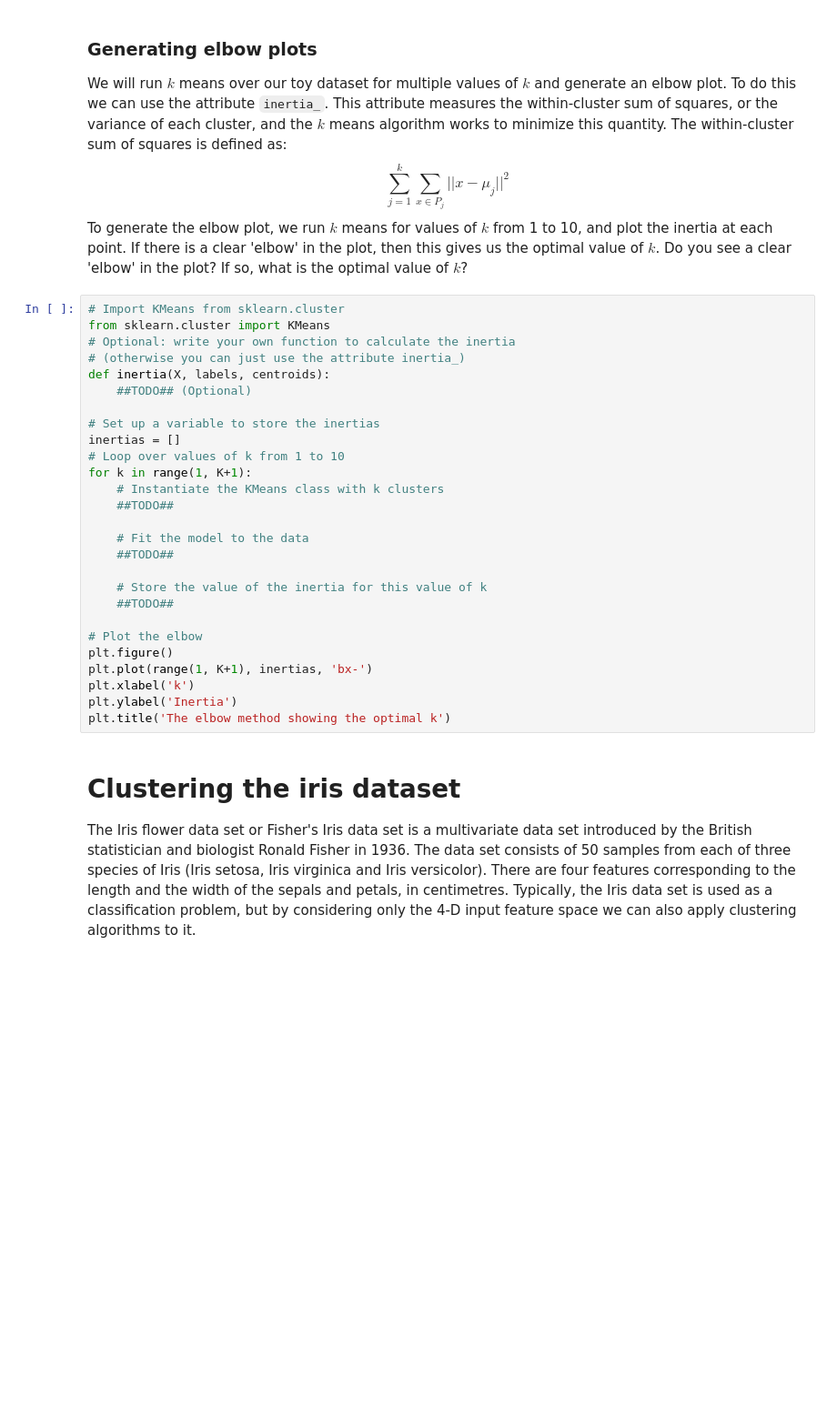
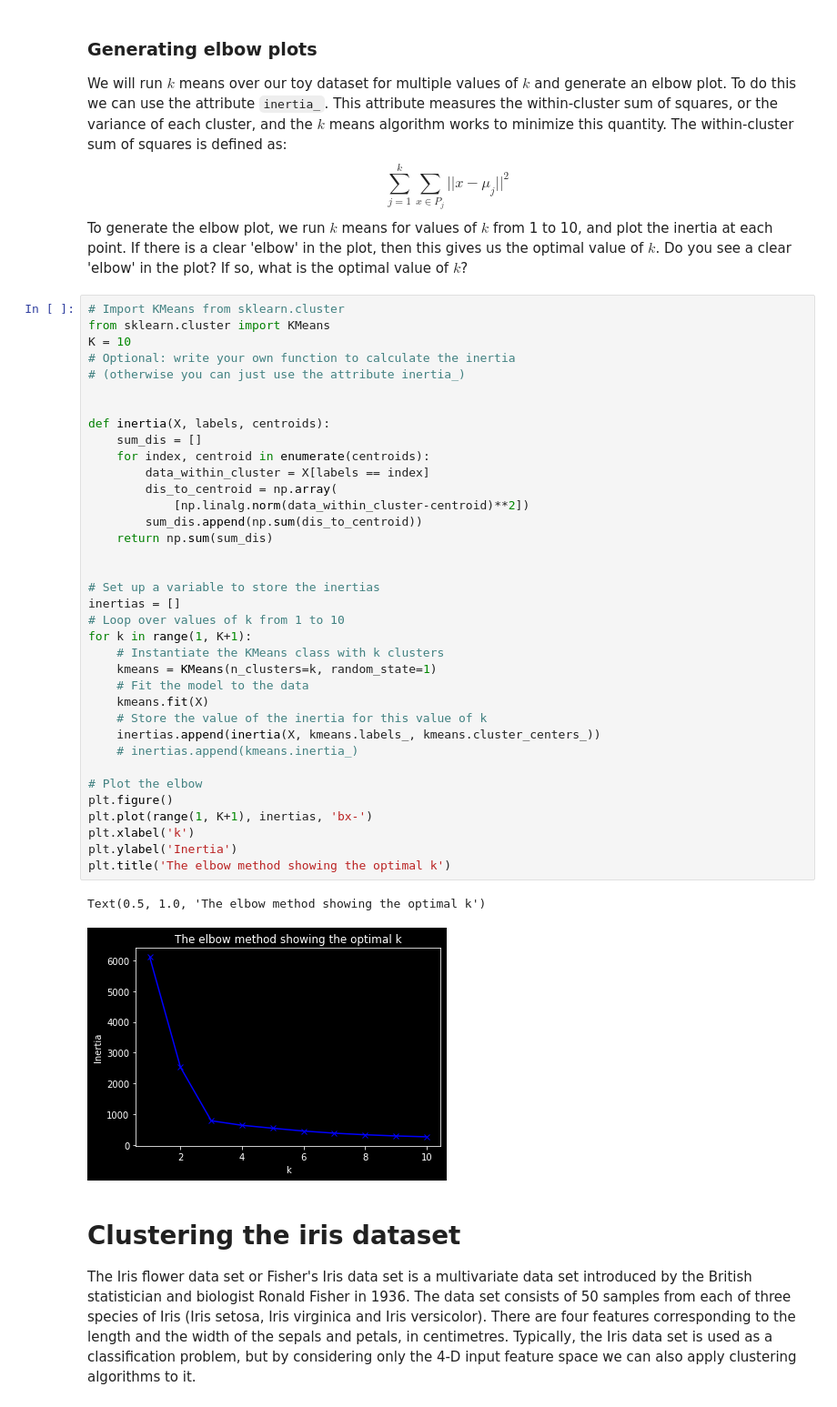
Before and after one commit to Raynham/Introduction-to-AI, a Jupyter notebook: week3/Worksheet 3 Week 15.ipynb, the cells around one changed output. Shown at 91% size. Cells and saved outputs as stored; diff of their text form; blank space fills up the shorter version.

```diff
--- a/week3/Worksheet 3 Week 15.ipynb
+++ b/week3/Worksheet 3 Week 15.ipynb
@@ -101,30 +94,42 @@ To generate the elbow plot, we run $k$ means for values of $k$ from 1 to 10, and
 # %%
 # Import KMeans from sklearn.cluster
 from sklearn.cluster import KMeans
+K = 10
 # Optional: write your own function to calculate the inertia
 # (otherwise you can just use the attribute inertia_)
+
+
 def inertia(X, labels, centroids):
-    ##TODO## (Optional)
+    sum_dis = []
+    for index, centroid in enumerate(centroids):
+        data_within_cluster = X[labels == index]
+        dis_to_centroid = np.array(
+            [np.linalg.norm(data_within_cluster-centroid)**2])
+        sum_dis.append(np.sum(dis_to_centroid))
+    return np.sum(sum_dis)
+
 
 # Set up a variable to store the inertias
 inertias = []
 # Loop over values of k from 1 to 10
 for k in range(1, K+1):
     # Instantiate the KMeans class with k clusters
-    ##TODO##
-
+    kmeans = KMeans(n_clusters=k, random_state=1)
     # Fit the model to the data
-    ##TODO##
-
+    kmeans.fit(X)
     # Store the value of the inertia for this value of k
-    ##TODO##
+    inertias.append(inertia(X, kmeans.labels_, kmeans.cluster_centers_))
+    # inertias.append(kmeans.inertia_)
 
 # Plot the elbow
 plt.figure()
 plt.plot(range(1, K+1), inertias, 'bx-')
 plt.xlabel('k')
 plt.ylabel('Inertia')
 plt.title('The elbow method showing the optimal k')
+# %% [output]
+Text(0.5, 1.0, 'The elbow method showing the optimal k')
+[figure, added]
 # %% [markdown]
 # Clustering the iris dataset
 The Iris flower data set or Fisher's Iris data set is a multivariate data set introduced by the British statistician and biologist Ronald Fisher in 1936. The data set consists of 50 samples from each of three species of Iris (Iris setosa, Iris virginica and Iris versicolor). There are four features corresponding to the length and the width of the sepals and petals, in centimetres. Typically, the Iris data set is used as a classification problem, but by considering only the 4-D input feature space we can also apply clustering algorithms to it.
```
Also changed, not shown: parts of 19 cells of this notebook, 1 other file.
